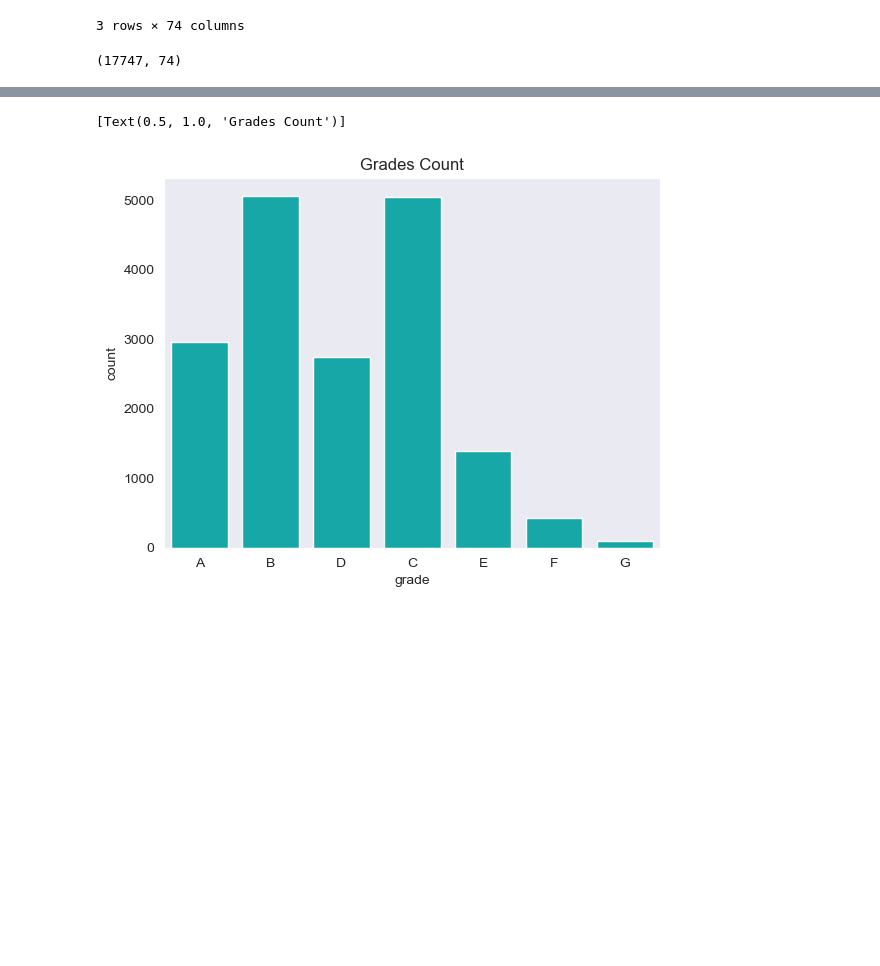
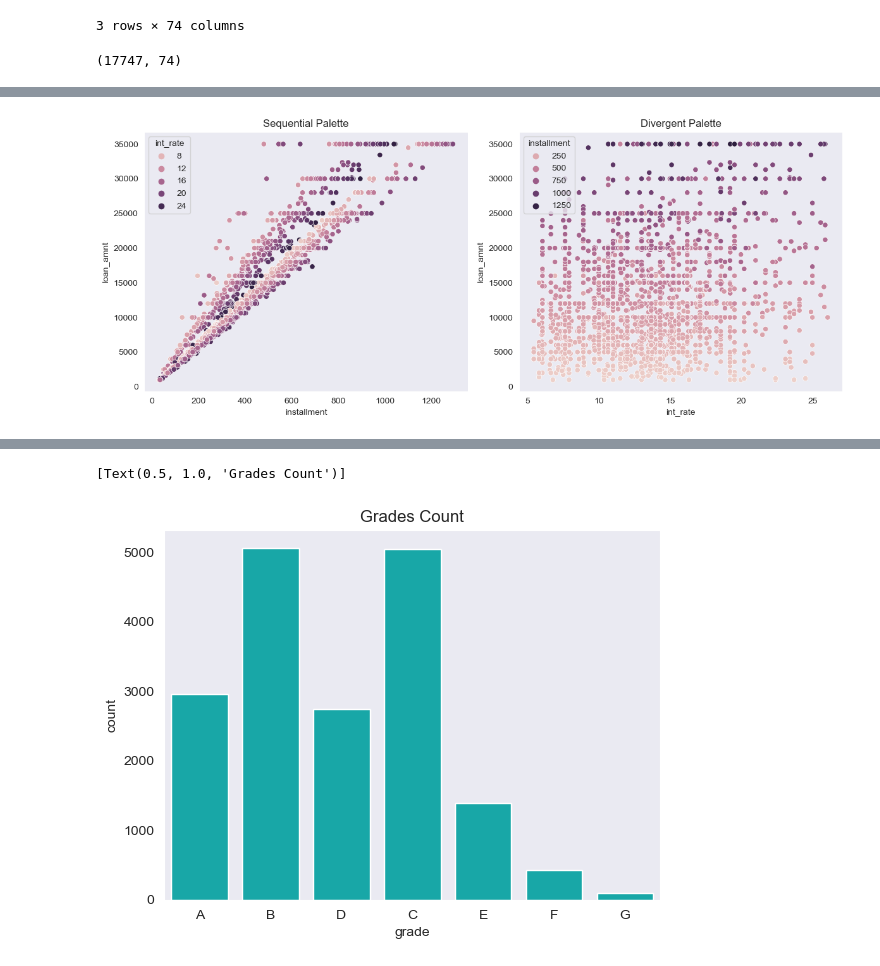
Before and after one commit to fburnelli/cas-de-stat-vis, a Jupyter notebook: visualisation.ipynb, the cells around one changed output, grey strips where cells are left out. Saved outputs shown, nothing was run; the diff lists cells and outputs as text; code cells hidden in the pictures; blank space fills up the shorter version.

```diff
--- a/visualisation.ipynb
+++ b/visualisation.ipynb
@@ -88,0 +109,17 @@ sns.countplot(data=df, x="grade")
+# %%
+#import matplotlib.pyplot as plt
+#import numpy as np
+fig, axes = plt.subplots(1, 2, figsize=(12, 5))
+# Sequential palette example
+sns.set_palette("Blues")
+sns.scatterplot(x='installment', y='loan_amnt', hue='int_rate', data=df.head(2000), ax=axes[0])
+axes[0].set_title('Sequential Palette')
+# Divergent palette example
+sns.set_palette("RdBu")
+sns.scatterplot(x='int_rate',y="loan_amnt", hue="installment",data=df.head(2000), ax=axes[1])
+axes[1].set_title('Divergent Palette')
+plt.tight_layout()
+
+plt.show()
+# %% [output]
+[figure, added]
```
Also changed, not shown: parts of 155 cells of this notebook.
